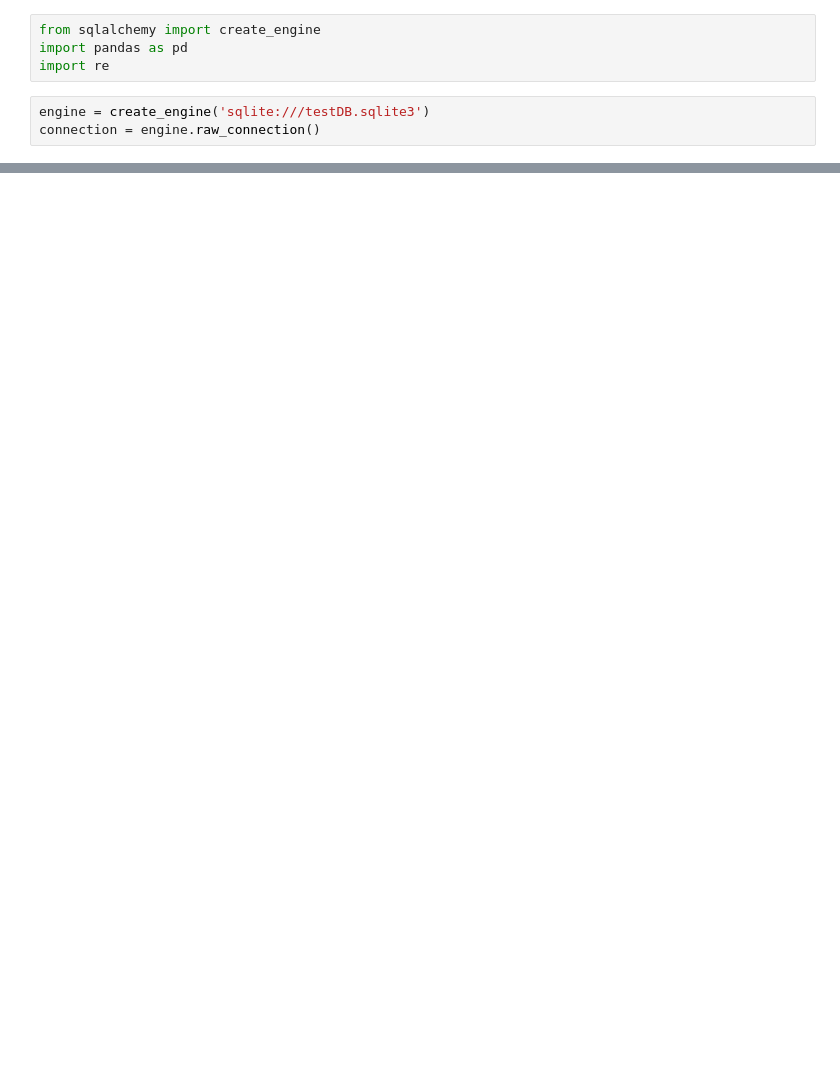
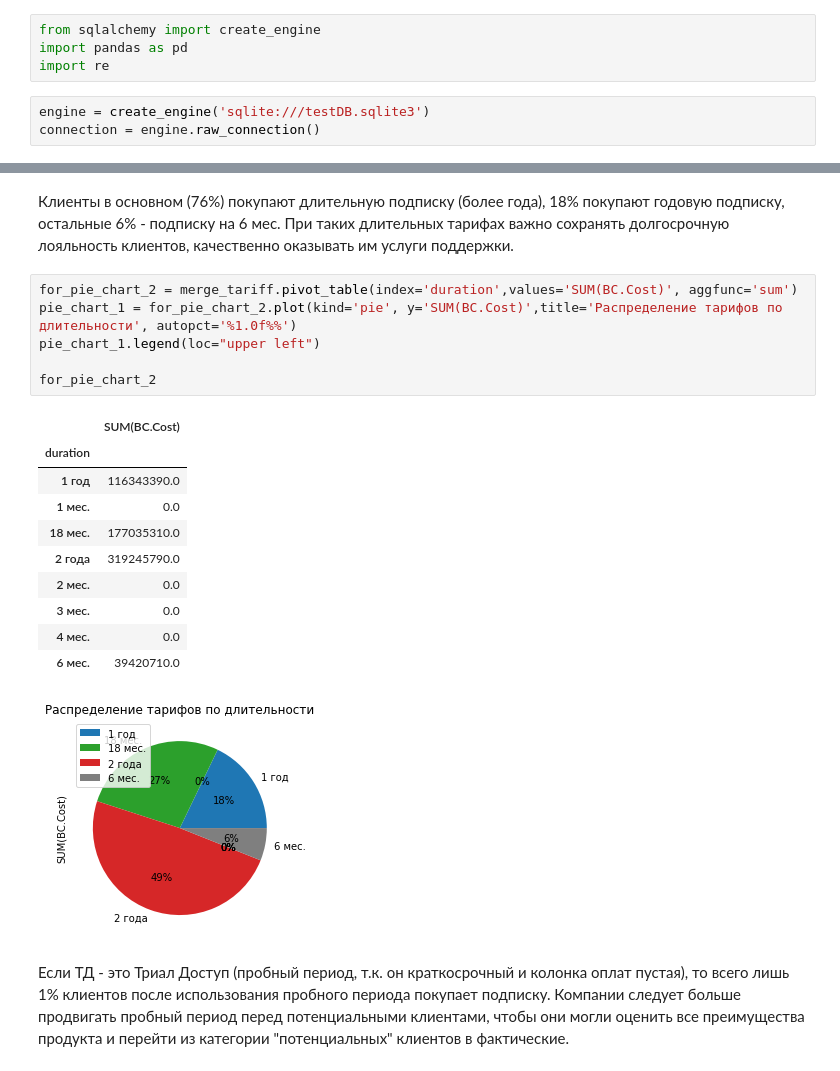
Before and after one commit to eshishmarina/test_task_kontur, a Jupyter notebook: sales_report.ipynb, the cells around one changed output, grey strips where cells are left out. Saved outputs shown, nothing was run; the diff lists cells and outputs as text; blank space fills up the shorter version.

```diff
--- a/sales_report.ipynb
+++ b/sales_report.ipynb
@@ -180,0 +307,22 @@ merge_tariff
+# %% [markdown]
+Клиенты в основном (76%) покупают длительную подписку (более года), 18% покупают годовую подписку, остальные 6% - подписку на 6 мес. При таких длительных тарифах важно сохранять долгосрочную лояльность клиентов, качественно оказывать им услуги поддержки.
+# %%
+for_pie_chart_2 = merge_tariff.pivot_table(index='duration',values='SUM(BC.Cost)', aggfunc='sum')
+pie_chart_1 = for_pie_chart_2.plot(kind='pie', y='SUM(BC.Cost)',title='Распределение тарифов по длительности', autopct='%1.0f%%')
+pie_chart_1.legend(loc="upper left")
+
+for_pie_chart_2
+# %% [output]
+|  | SUM(BC.Cost) |
+| duration |  |
+| 1 год | 116343390.0 |
+| 1 мес. | 0.0 |
+| 18 мес. | 177035310.0 |
+| 2 года | 319245790.0 |
+| 2 мес. | 0.0 |
+| 3 мес. | 0.0 |
+| 4 мес. | 0.0 |
+| 6 мес. | 39420710.0 |
+[figure, added]
+# %% [markdown]
+Если ТД -  это Триал Доступ (пробный период, т.к. он краткосрочный и колонка оплат пустая), то всего лишь 1% клиентов после использования пробного периода покупает подписку. Компании следует больше продвигать пробный период перед потенциальными клиентами, чтобы они могли оценить все преимущества продукта и перейти из категории "потенциальных" клиентов в фактические.
```
Also changed, not shown: parts of 21 cells of this notebook, 2 other files.
